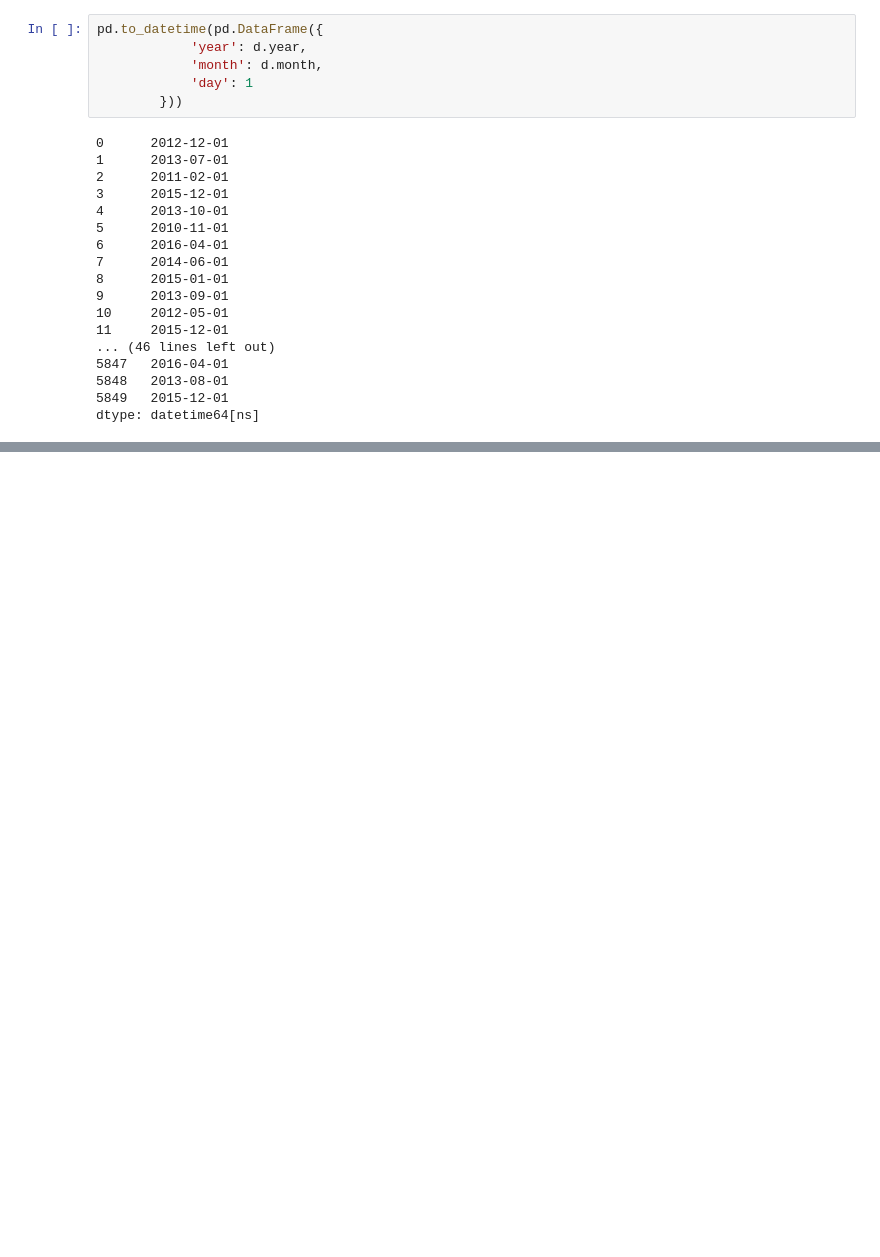
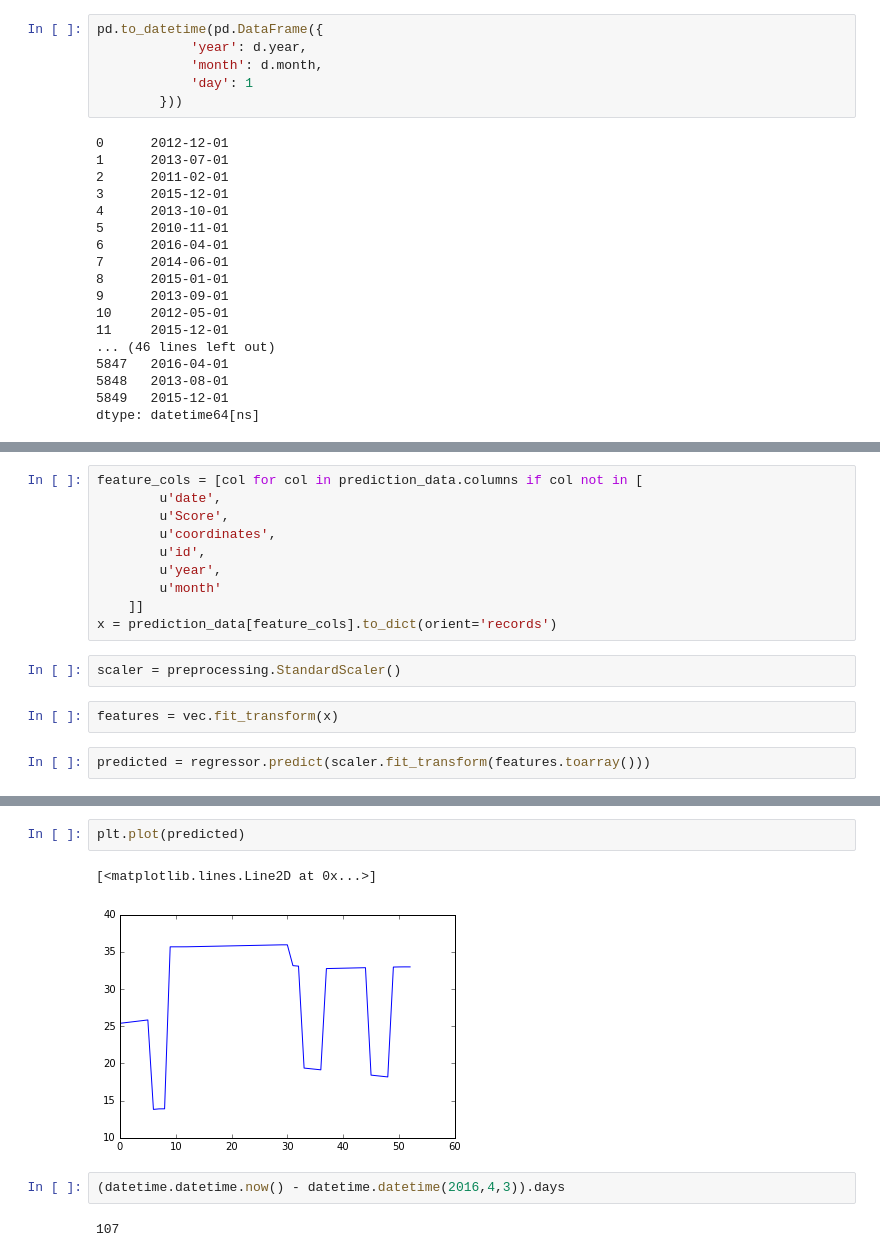
Before and after one commit to impact-learning/demo_backend, a Jupyter notebook: ML.ipynb, the cells around one changed output, grey strips where cells are left out. Cells and saved outputs as stored; diff of their text form; blank space fills up the shorter version.

```diff
--- a/ML.ipynb
+++ b/ML.ipynb
@@ -698,0 +760,16 @@ result
+# %%
+feature_cols = [col for col in prediction_data.columns if col not in [
+        u'date',
+        u'Score',
+        u'coordinates',
+        u'id',
+        u'year',
+        u'month'
+    ]]
+x = prediction_data[feature_cols].to_dict(orient='records')
+# %%
+scaler = preprocessing.StandardScaler()
+# %%
+features = vec.fit_transform(x)
+# %%
+predicted = regressor.predict(scaler.fit_transform(features.toarray()))
@@ -698,0 +805,9 @@ result
+# %%
+plt.plot(predicted)
+# %% [output]
+[<matplotlib.lines.Line2D at 0x...>]
+[figure, added]
+# %%
+(datetime.datetime.now() - datetime.datetime(2016,4,3)).days
+# %% [output]
+107
```
Also changed, not shown: parts of 27 cells of this notebook, 8 other files.
